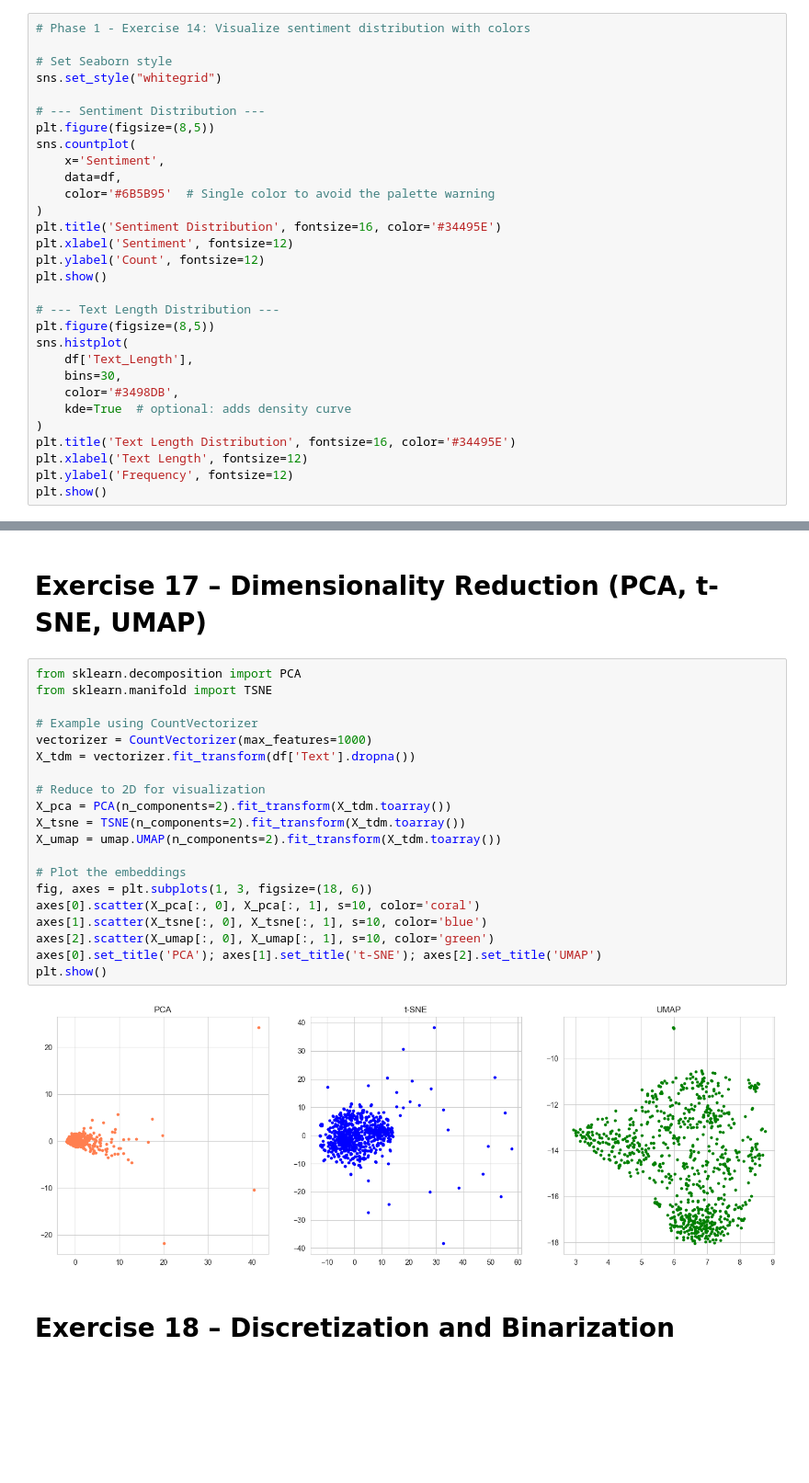
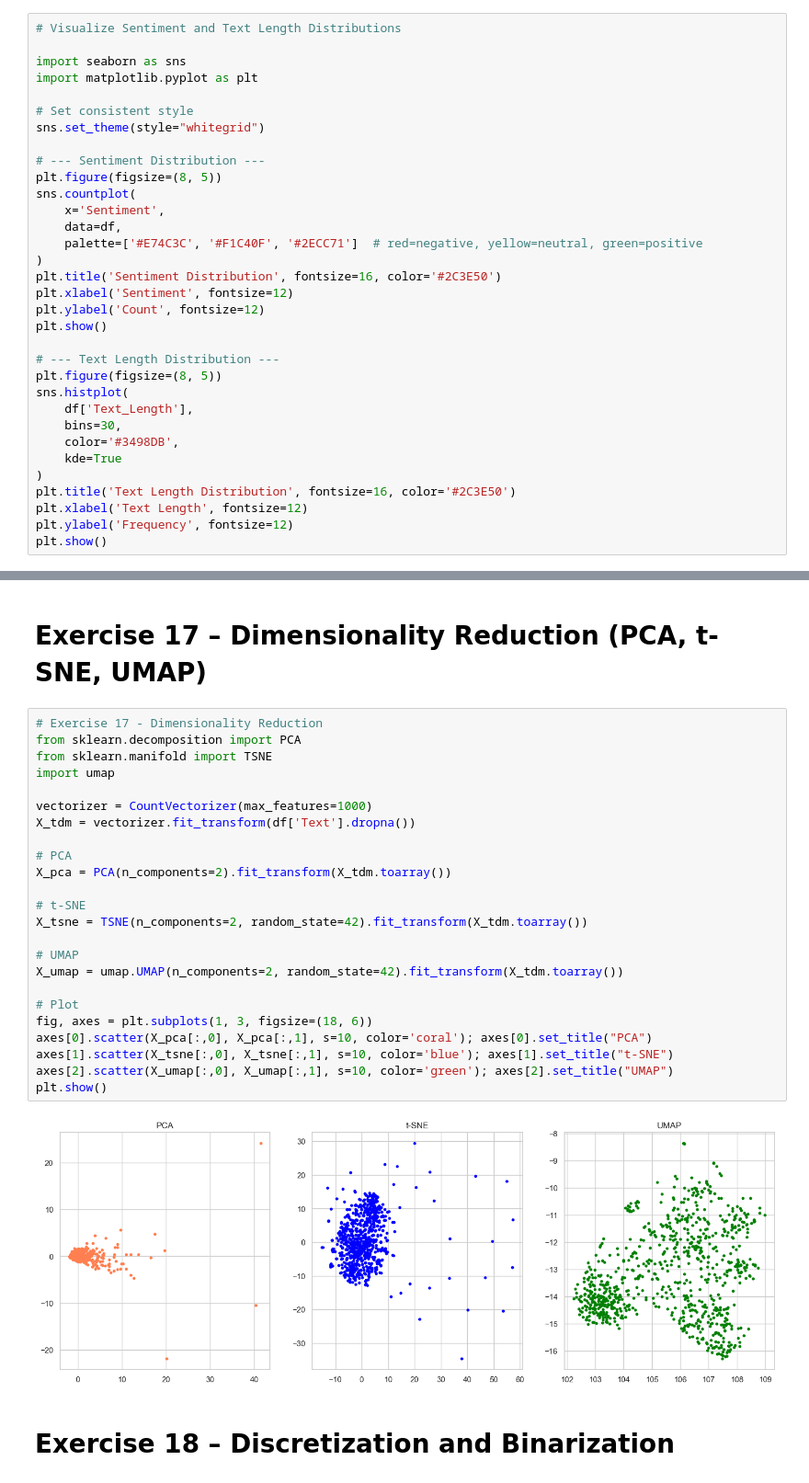
Before and after one commit to Kalthuma007/DM2025-Lab1-Exercise, a Jupyter notebook: DM2025-Lab1-Homework.ipynb, the cells around one changed output, grey strips where cells are left out. Shown at 92% size. Cells and saved outputs as stored; diff of their text form; blank space fills up the shorter version.

```diff
--- a/DM2025-Lab1-Homework.ipynb
+++ b/DM2025-Lab1-Homework.ipynb
@@ -276,30 +336,33 @@ Average text length: 146.99635922330097
 # %%
-# Phase 1 - Exercise 14: Visualize sentiment distribution with colors
+# Visualize Sentiment and Text Length Distributions
 
-# Set Seaborn style
-sns.set_style("whitegrid")
+import seaborn as sns
+import matplotlib.pyplot as plt
+
+# Set consistent style
+sns.set_theme(style="whitegrid")
 
 # --- Sentiment Distribution ---
-plt.figure(figsize=(8,5))
+plt.figure(figsize=(8, 5))
 sns.countplot(
     x='Sentiment',
     data=df,
-    color='#6B5B95'  # Single color to avoid the palette warning
+    palette=['#E74C3C', '#F1C40F', '#2ECC71']  # red=negative, yellow=neutral, green=positive
 )
-plt.title('Sentiment Distribution', fontsize=16, color='#34495E')
+plt.title('Sentiment Distribution', fontsize=16, color='#2C3E50')
 plt.xlabel('Sentiment', fontsize=12)
 plt.ylabel('Count', fontsize=12)
 plt.show()
 
 # --- Text Length Distribution ---
-plt.figure(figsize=(8,5))
+plt.figure(figsize=(8, 5))
 sns.histplot(
     df['Text_Length'],
     bins=30,
     color='#3498DB',
-    kde=True  # optional: adds density curve
+    kde=True
 )
-plt.title('Text Length Distribution', fontsize=16, color='#34495E')
+plt.title('Text Length Distribution', fontsize=16, color='#2C3E50')
 plt.xlabel('Text Length', fontsize=12)
 plt.ylabel('Frequency', fontsize=12)
 plt.show()
@@ -384,27 +450,31 @@ FAE Frequent Patterns Found: 300
 # %% [markdown]
 # Exercise 17 – Dimensionality Reduction (PCA, t-SNE, UMAP)
 # %%
+# Exercise 17 - Dimensionality Reduction
 from sklearn.decomposition import PCA
 from sklearn.manifold import TSNE
+import umap
 
-# Example using CountVectorizer
 vectorizer = CountVectorizer(max_features=1000)
 X_tdm = vectorizer.fit_transform(df['Text'].dropna())
 
-# Reduce to 2D for visualization
+# PCA
 X_pca = PCA(n_components=2).fit_transform(X_tdm.toarray())
-X_tsne = TSNE(n_components=2).fit_transform(X_tdm.toarray())
-X_umap = umap.UMAP(n_components=2).fit_transform(X_tdm.toarray())
 
-# Plot the embeddings
+# t-SNE
+X_tsne = TSNE(n_components=2, random_state=42).fit_transform(X_tdm.toarray())
+
+# UMAP
+X_umap = umap.UMAP(n_components=2, random_state=42).fit_transform(X_tdm.toarray())
+
+# Plot
 fig, axes = plt.subplots(1, 3, figsize=(18, 6))
-axes[0].scatter(X_pca[:, 0], X_pca[:, 1], s=10, color='coral')
-axes[1].scatter(X_tsne[:, 0], X_tsne[:, 1], s=10, color='blue')
-axes[2].scatter(X_umap[:, 0], X_umap[:, 1], s=10, color='green')
-axes[0].set_title('PCA'); axes[1].set_title('t-SNE'); axes[2].set_title('UMAP')
+axes[0].scatter(X_pca[:,0], X_pca[:,1], s=10, color='coral'); axes[0].set_title("PCA")
+axes[1].scatter(X_tsne[:,0], X_tsne[:,1], s=10, color='blue'); axes[1].set_title("t-SNE")
+axes[2].scatter(X_umap[:,0], X_umap[:,1], s=10, color='green'); axes[2].set_title("UMAP")
 plt.show()
 # %% [output]
-[figure, old version]
+[figure, new version]
 # %% [markdown]
 # Exercise 18 – Discretization and Binarization
 # %%
```
Also changed, not shown: parts of 53 cells of this notebook, 9 other files.
